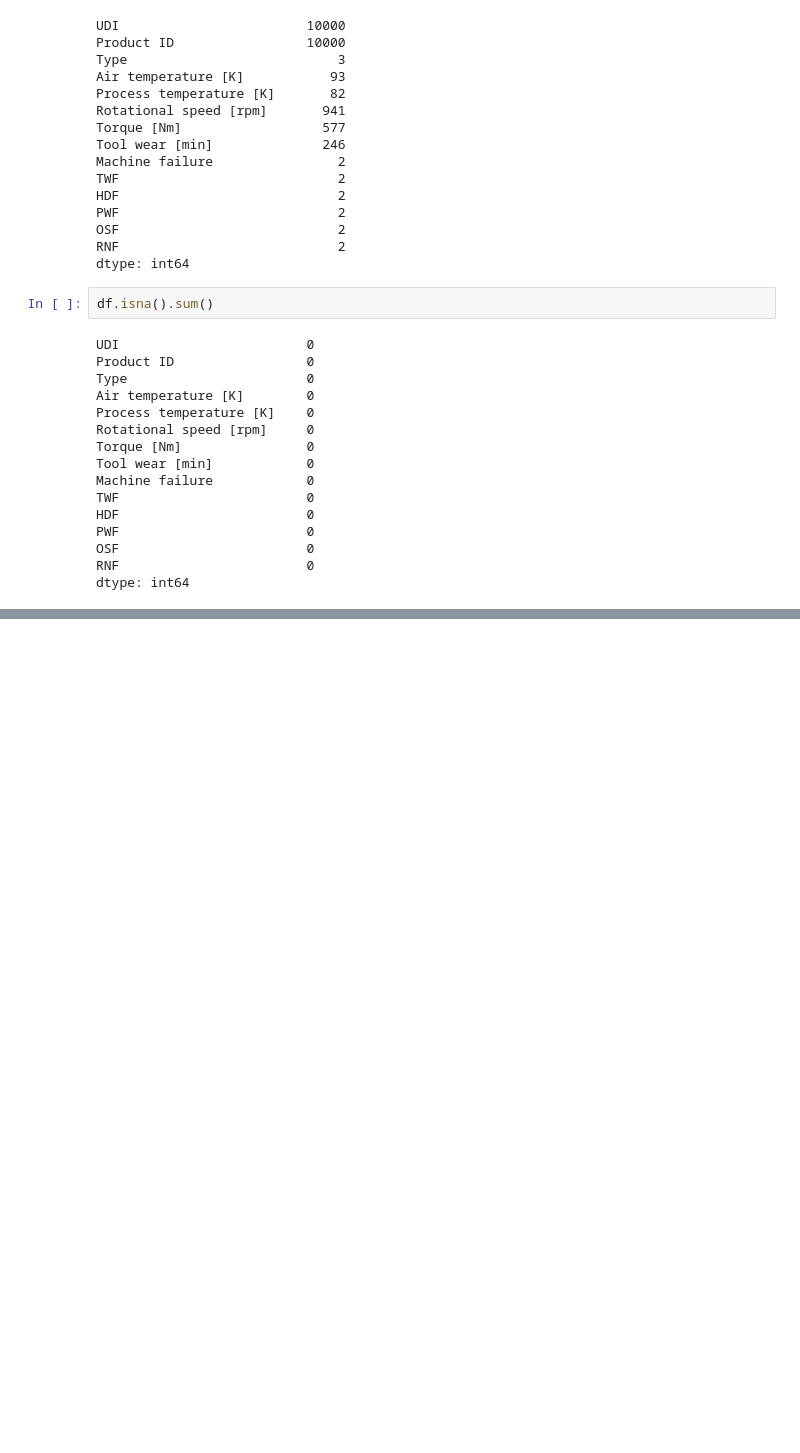
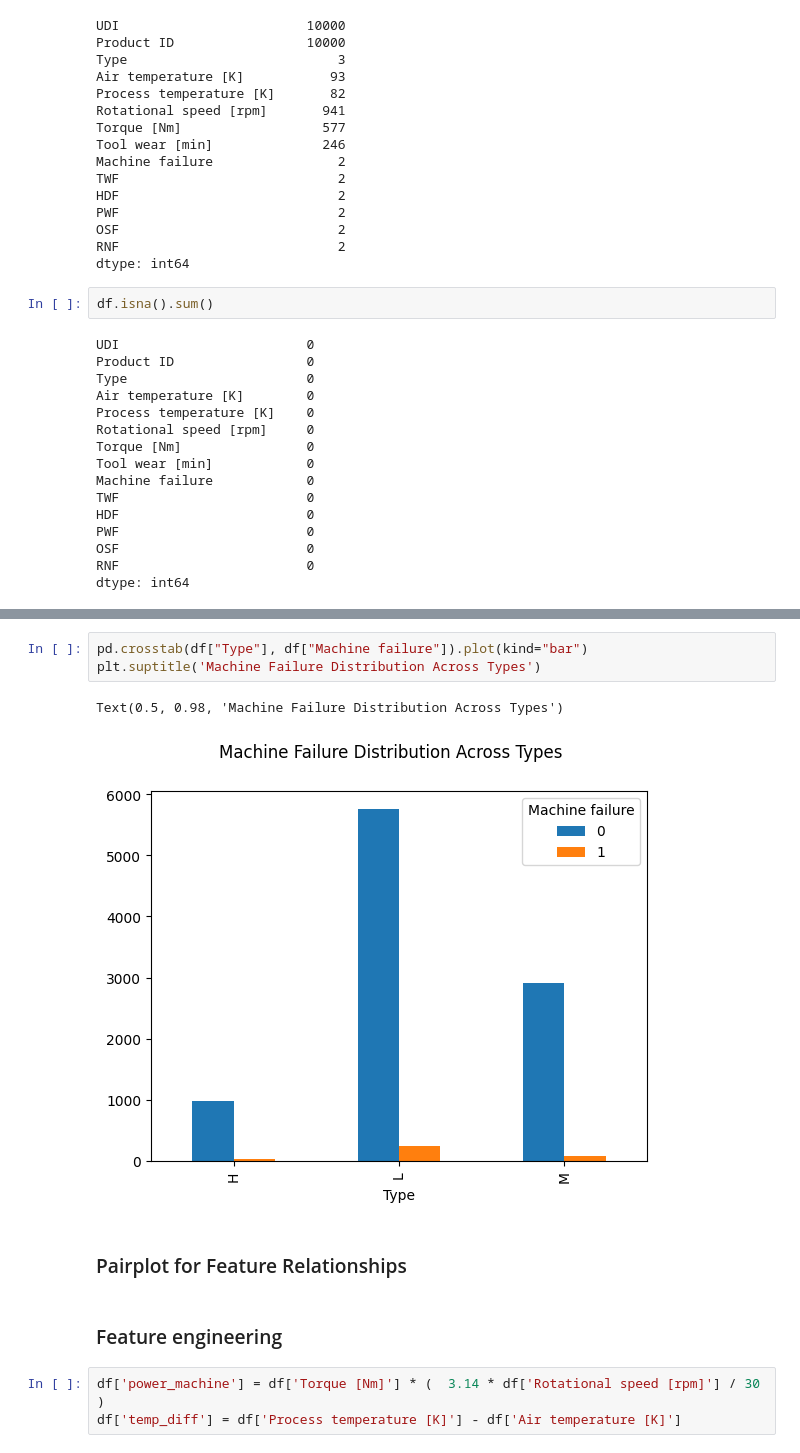
Before and after one commit to SimonGallien/Predictive-Maintenance-Dataset-AI4I-2020-, a Jupyter notebook: notebooks/eda.ipynb, the cells around one changed output, grey strips where cells are left out. Drawn from its saved outputs; the diff is of its cells as text; blank space fills up the shorter version.

```diff
--- a/notebooks/eda.ipynb
+++ b/notebooks/eda.ipynb
@@ -75,0 +217,13 @@ dtype: int64
+# %%
+pd.crosstab(df["Type"], df["Machine failure"]).plot(kind="bar")
+plt.suptitle('Machine Failure Distribution Across Types')
+# %% [output]
+Text(0.5, 0.98, 'Machine Failure Distribution Across Types')
+[figure, added]
+# %% [markdown]
+### Pairplot for Feature Relationships
+# %% [markdown]
+### Feature engineering
+# %%
+df['power_machine'] = df['Torque [Nm]'] * (  3.14 * df['Rotational speed [rpm]'] / 30 )
+df['temp_diff'] = df['Process temperature [K]'] - df['Air temperature [K]']
```
Also changed, not shown: parts of 21 cells of this notebook, 4 other files.
